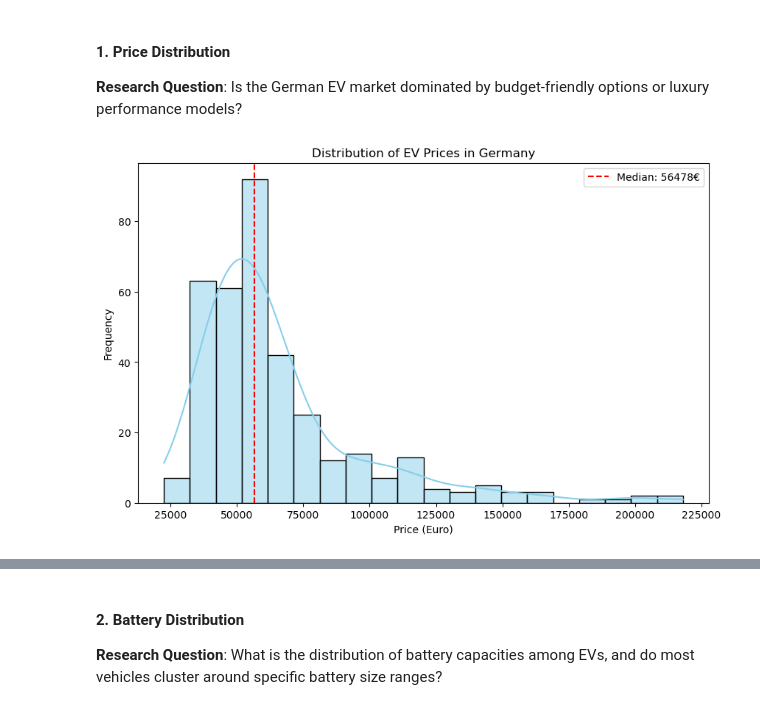
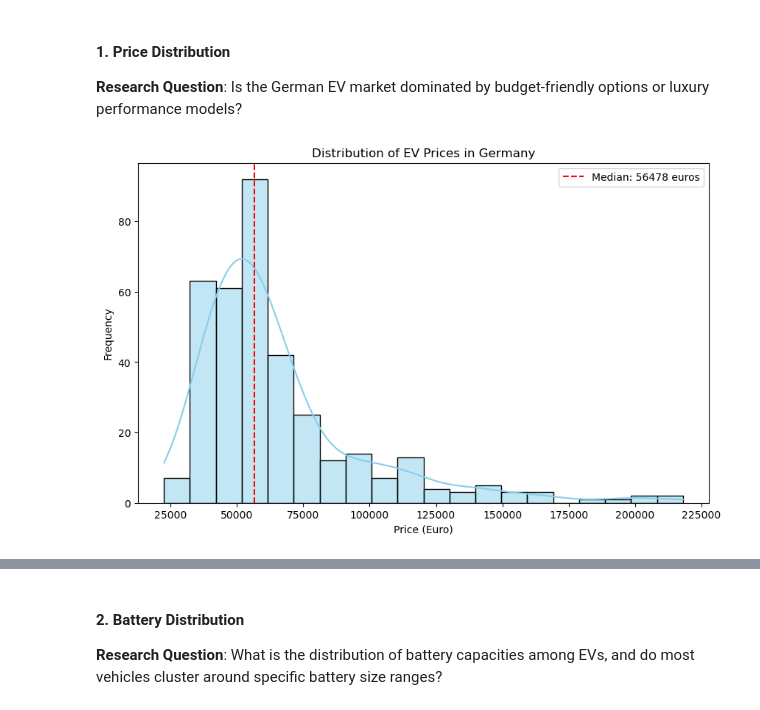
Before and after one commit to divyadas176/Electric_Vehicle_Analysis, a Jupyter notebook: Electric_Vehicle_Analysis.ipynb, the cells around one changed output, grey strips where cells are left out. Cells and saved outputs as stored; diff of their text form; code cells hidden in the pictures.

```diff
--- a/Electric_Vehicle_Analysis.ipynb
+++ b/Electric_Vehicle_Analysis.ipynb
@@ -371,22 +372,22 @@ This section provides a univariate analysis of each variable to identify the dis
 # %%
 import seaborn as sns
 import matplotlib.pyplot as plt
 
 plt.figure(figsize=(10, 6))
 
 # Plot histogram of EV prices in Germany to visualize their distribution
 # KDE - Kernel Density Estimate - Helps understand the overall distribution shape (like normal/skewed)
 sns.histplot(ev_df['Price_DE'], kde=True, color='skyblue', bins=20)
 plt.title('Distribution of EV Prices in Germany')
 plt.xlabel('Price (Euro)')
 plt.ylabel('Frequency')
 
 # Add a vertical line to mark the median EV price on the plot
-plt.axvline(ev_df['Price_DE'].median(), color='red', linestyle='--', label=f'Median: {ev_df["Price_DE"].median():.0f}€')
+plt.axvline(ev_df['Price_DE'].median(), color='red', linestyle='--', label=f'Median: {ev_df["Price_DE"].median():.0f} euros')
 plt.legend()
 plt.show()
 # %% [output]
-[figure, old version]
+[figure, new version]
 # %% [markdown]
 #### Understanding the Plot
 
```
Also changed, not shown: parts of 32 cells of this notebook.
